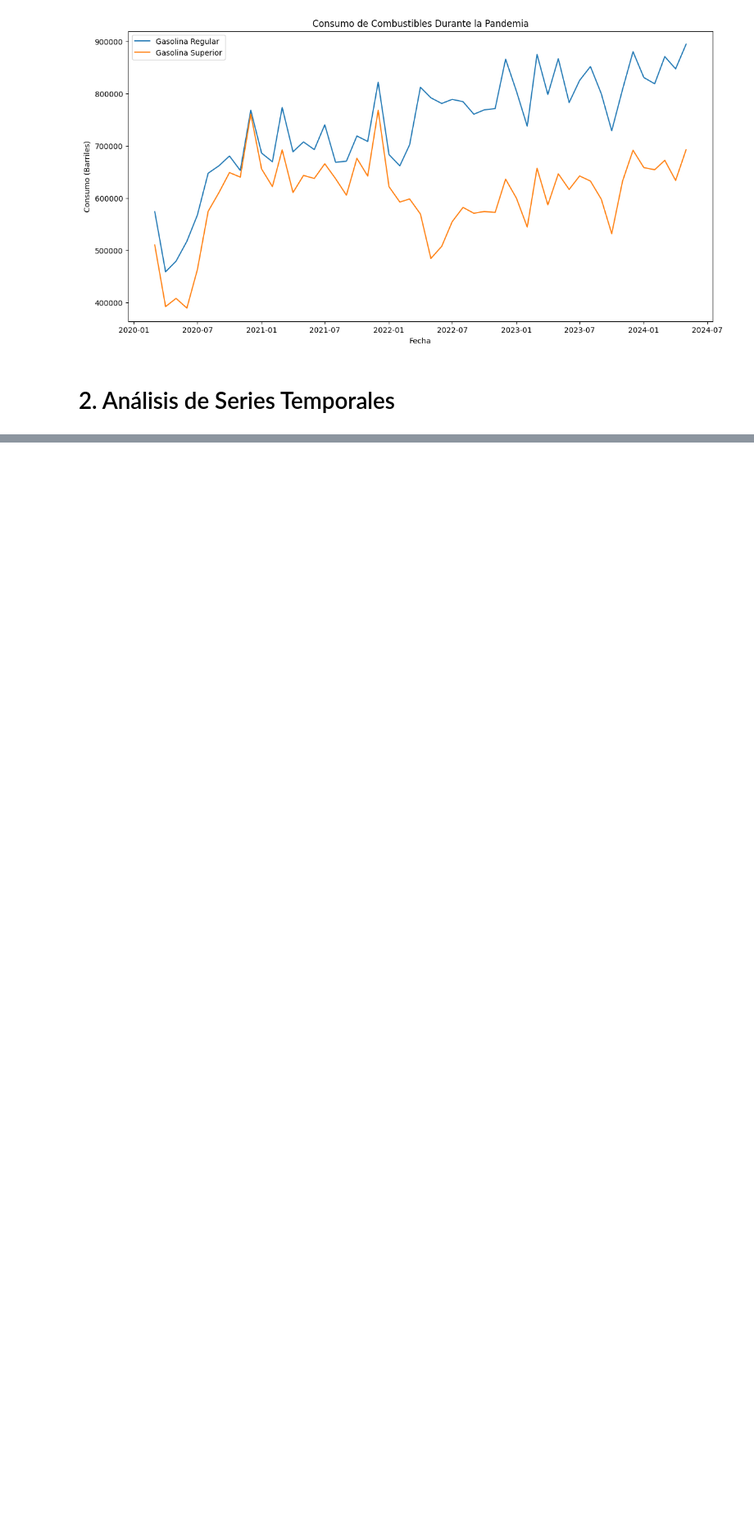
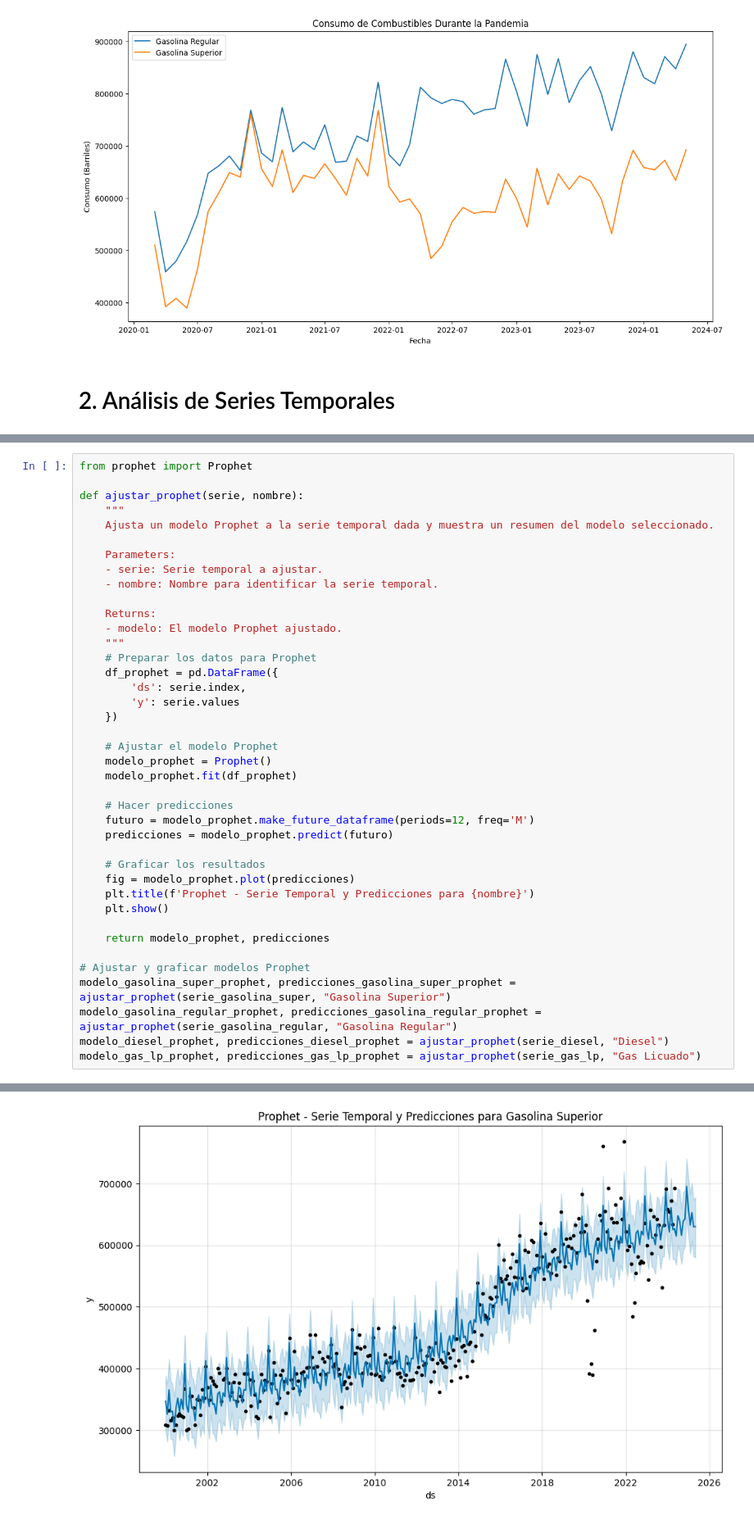
Before and after one commit to emiliosolanoo21/Time_Series, a Jupyter notebook: timeSeriesNow.ipynb, the cells around one changed output, grey strips where cells are left out. Shown at 82% size. Cells and saved outputs as stored; diff of their text form; blank space fills up the shorter version.

```diff
--- a/timeSeriesNow.ipynb
+++ b/timeSeriesNow.ipynb
@@ -373,0 +661,41 @@ Warnings:
+# %%
+from prophet import Prophet
+
+def ajustar_prophet(serie, nombre):
+    """
+    Ajusta un modelo Prophet a la serie temporal dada y muestra un resumen del modelo seleccionado.
+
+    Parameters:
+    - serie: Serie temporal a ajustar.
+    - nombre: Nombre para identificar la serie temporal.
+
+    Returns:
+    - modelo: El modelo Prophet ajustado.
+    """
+    # Preparar los datos para Prophet
+    df_prophet = pd.DataFrame({
+        'ds': serie.index,
+        'y': serie.values
+    })
+
+    # Ajustar el modelo Prophet
+    modelo_prophet = Prophet()
+    modelo_prophet.fit(df_prophet)
+
+    # Hacer predicciones
+    futuro = modelo_prophet.make_future_dataframe(periods=12, freq='M')
+    predicciones = modelo_prophet.predict(futuro)
+
+    # Graficar los resultados
+    fig = modelo_prophet.plot(predicciones)
+    plt.title(f'Prophet - Serie Temporal y Predicciones para {nombre}')
+    plt.show()
+
+    return modelo_prophet, predicciones
+
+# Ajustar y graficar modelos Prophet
+modelo_gasolina_super_prophet, predicciones_gasolina_super_prophet = ajustar_prophet(serie_gasolina_super, "Gasolina Superior")
+modelo_gasolina_regular_prophet, predicciones_gasolina_regular_prophet = ajustar_prophet(serie_gasolina_regular, "Gasolina Regular")
+modelo_diesel_prophet, predicciones_diesel_prophet = ajustar_prophet(serie_diesel, "Diesel")
+modelo_gas_lp_prophet, predicciones_gas_lp_prophet = ajustar_prophet(serie_gas_lp, "Gas Licuado")
+# %% [output]
@@ -373,0 +705 @@ Warnings:
+[figure, added]
```
Also changed, not shown: parts of 38 cells of this notebook, 2 other files.
